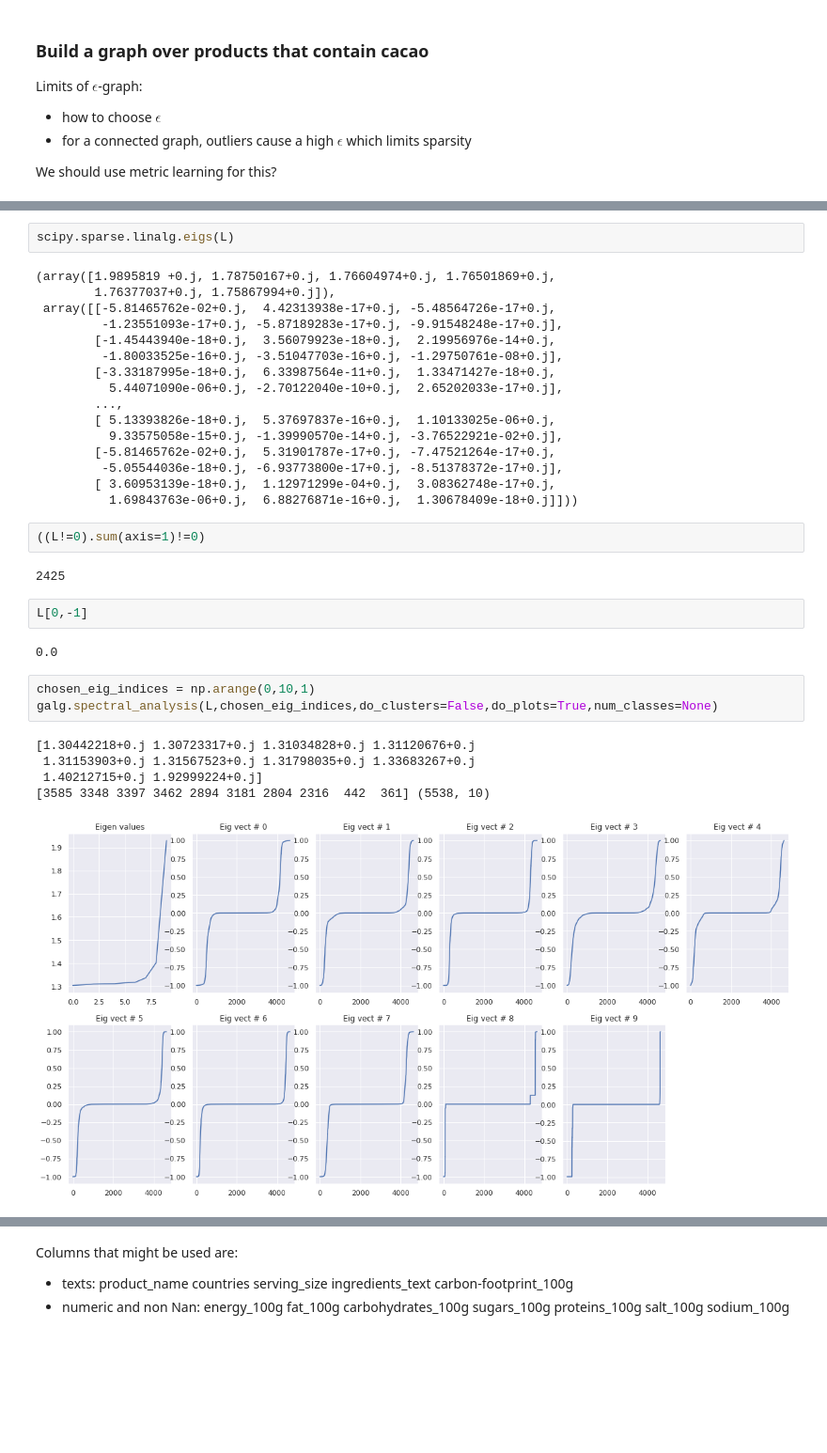
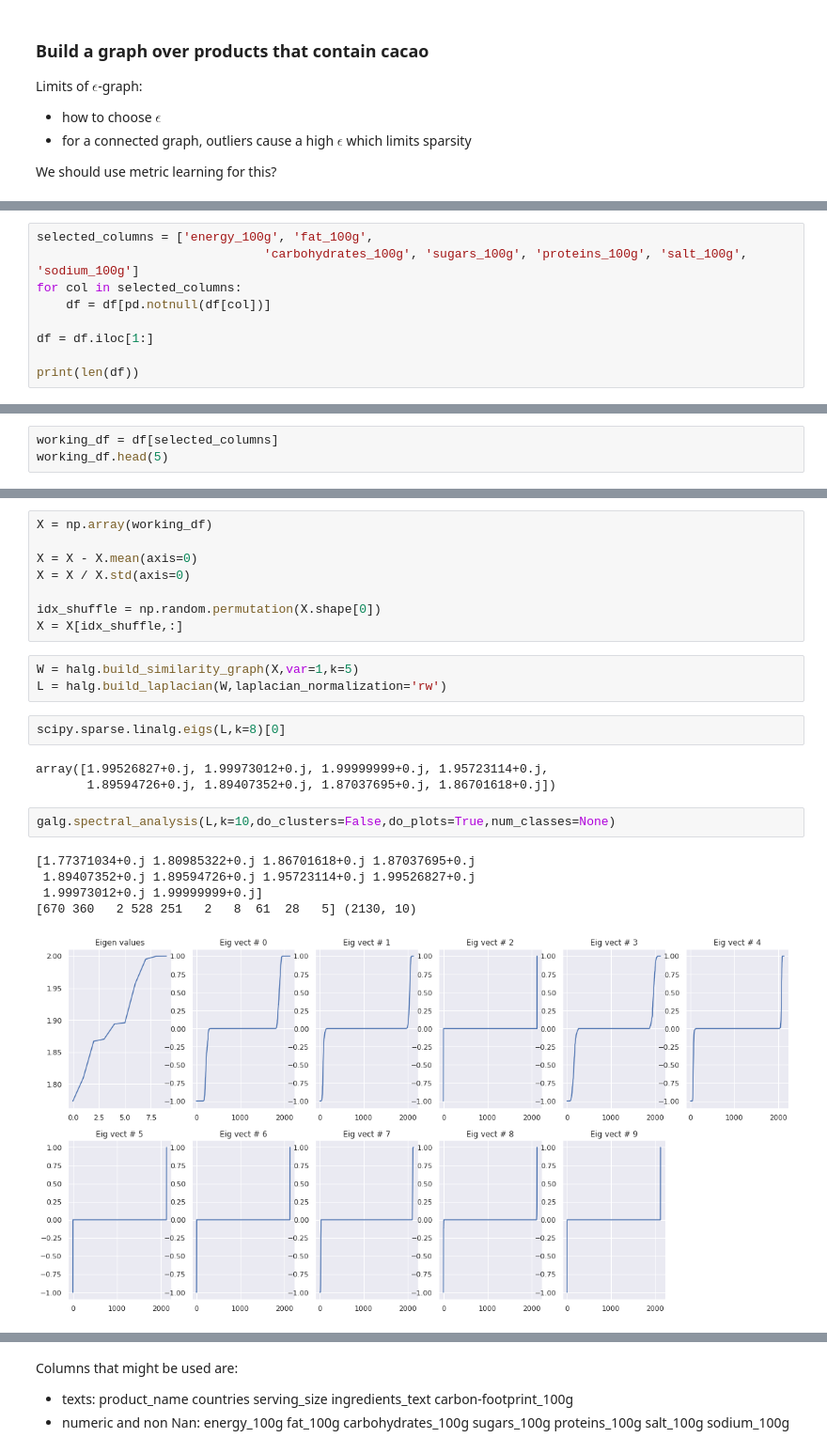
Before and after one commit to lgerrets/graphsml18-openfoodfacts, a Jupyter notebook: off-graphs.ipynb, the cells around one changed output, grey strips where cells are left out. Shown: that part at 94% size. Cells and saved outputs as stored; diff of their text form; blank space fills up the shorter version.

```diff
--- a/off-graphs.ipynb
+++ b/off-graphs.ipynb
@@ -215,0 +225,9 @@ IndexError: index 0 is out of bounds for axis 0 with size 0
+# %%
+selected_columns = ['energy_100g', 'fat_100g',
+                               'carbohydrates_100g', 'sugars_100g', 'proteins_100g', 'salt_100g', 'sodium_100g']
+for col in selected_columns:
+    df = df[pd.notnull(df[col])]
+
+df = df.iloc[1:]
+
+print(len(df))
@@ -215,0 +236,3 @@ IndexError: index 0 is out of bounds for axis 0 with size 0
+# %%
+working_df = df[selected_columns]
+working_df.head(5)
@@ -216,35 +246,24 @@ IndexError: index 0 is out of bounds for axis 0 with size 0
+# %%
+X = np.array(working_df)
+
+X = X - X.mean(axis=0)
+X = X / X.std(axis=0)
+
+idx_shuffle = np.random.permutation(X.shape[0])
+X = X[idx_shuffle,:]
+# %%
+W = halg.build_similarity_graph(X,var=1,k=5)
+L = halg.build_laplacian(W,laplacian_normalization='rw')
 # %%
-scipy.sparse.linalg.eigs(L)
+scipy.sparse.linalg.eigs(L,k=8)[0]
 # %% [output]
-(array([1.9895819 +0.j, 1.78750167+0.j, 1.76604974+0.j, 1.76501869+0.j,
-        1.76377037+0.j, 1.75867994+0.j]),
- array([[-5.81465762e-02+0.j,  4.42313938e-17+0.j, -5.48564726e-17+0.j,
-         -1.23551093e-17+0.j, -5.87189283e-17+0.j, -9.91548248e-17+0.j],
-        [-1.45443940e-18+0.j,  3.56079923e-18+0.j,  2.19956976e-14+0.j,
-         -1.80033525e-16+0.j, -3.51047703e-16+0.j, -1.29750761e-08+0.j],
-        [-3.33187995e-18+0.j,  6.33987564e-11+0.j,  1.33471427e-18+0.j,
-          5.44071090e-06+0.j, -2.70122040e-10+0.j,  2.65202033e-17+0.j],
-        ...,
-        [ 5.13393826e-18+0.j,  5.37697837e-16+0.j,  1.10133025e-06+0.j,
-          9.33575058e-15+0.j, -1.39990570e-14+0.j, -3.76522921e-02+0.j],
-        [-5.81465762e-02+0.j,  5.31901787e-17+0.j, -7.47521264e-17+0.j,
-         -5.05544036e-18+0.j, -6.93773800e-17+0.j, -8.51378372e-17+0.j],
-        [ 3.60953139e-18+0.j,  1.12971299e-04+0.j,  3.08362748e-17+0.j,
-          1.69843763e-06+0.j,  6.88276871e-16+0.j,  1.30678409e-18+0.j]]))
+array([1.99526827+0.j, 1.99973012+0.j, 1.99999999+0.j, 1.95723114+0.j,
+       1.89594726+0.j, 1.89407352+0.j, 1.87037695+0.j, 1.86701618+0.j])
-# %%
-((L!=0).sum(axis=1)!=0)
-# %% [output]
-2425
-# %%
-L[0,-1]
-# %% [output]
-0.0
 # %%
-chosen_eig_indices = np.arange(0,10,1)
-galg.spectral_analysis(L,chosen_eig_indices,do_clusters=False,do_plots=True,num_classes=None)
+galg.spectral_analysis(L,k=10,do_clusters=False,do_plots=True,num_classes=None)
 # %% [output]
-[1.30442218+0.j 1.30723317+0.j 1.31034828+0.j 1.31120676+0.j
- 1.31153903+0.j 1.31567523+0.j 1.31798035+0.j 1.33683267+0.j
- 1.40212715+0.j 1.92999224+0.j]
-[3585 3348 3397 3462 2894 3181 2804 2316  442  361] (5538, 10)
+[1.77371034+0.j 1.80985322+0.j 1.86701618+0.j 1.87037695+0.j
+ 1.89407352+0.j 1.89594726+0.j 1.95723114+0.j 1.99526827+0.j
+ 1.99973012+0.j 1.99999999+0.j]
+[670 360   2 528 251   2   8  61  28   5] (2130, 10)
-[figure, old version]
+[figure, new version]
```
Also changed, not shown: parts of 19 cells of this notebook, 3 other files.
